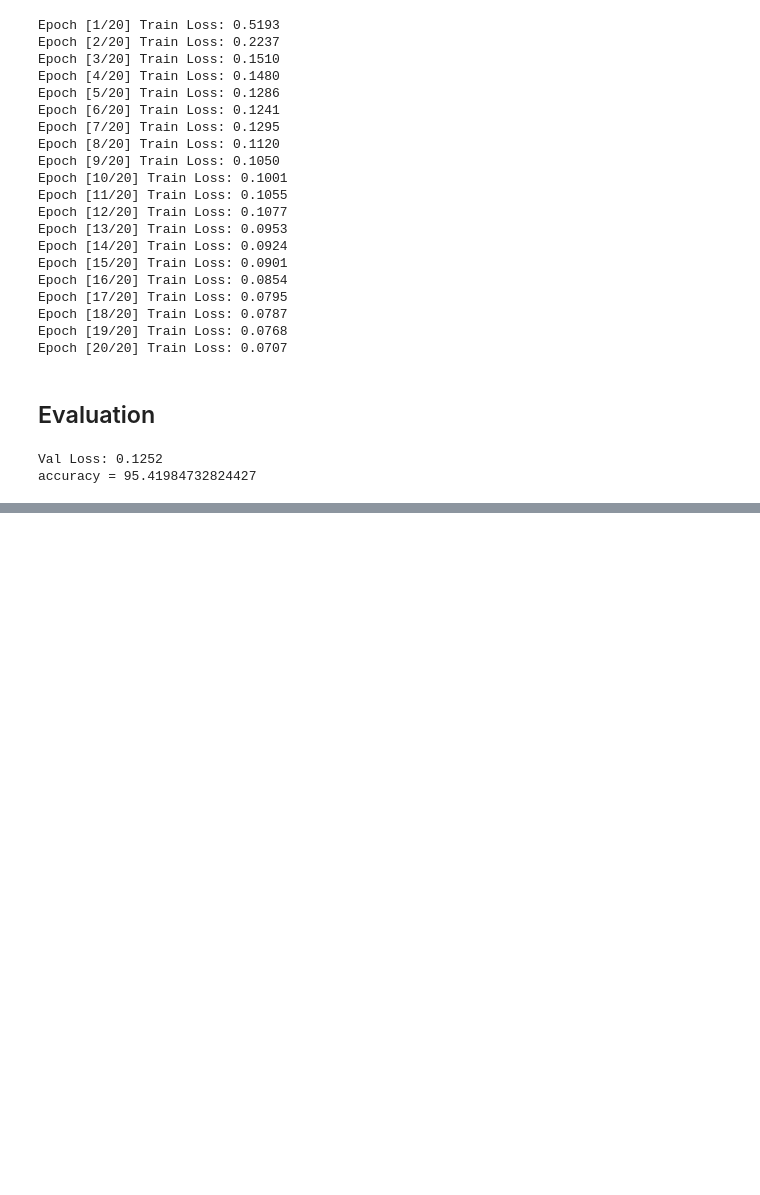
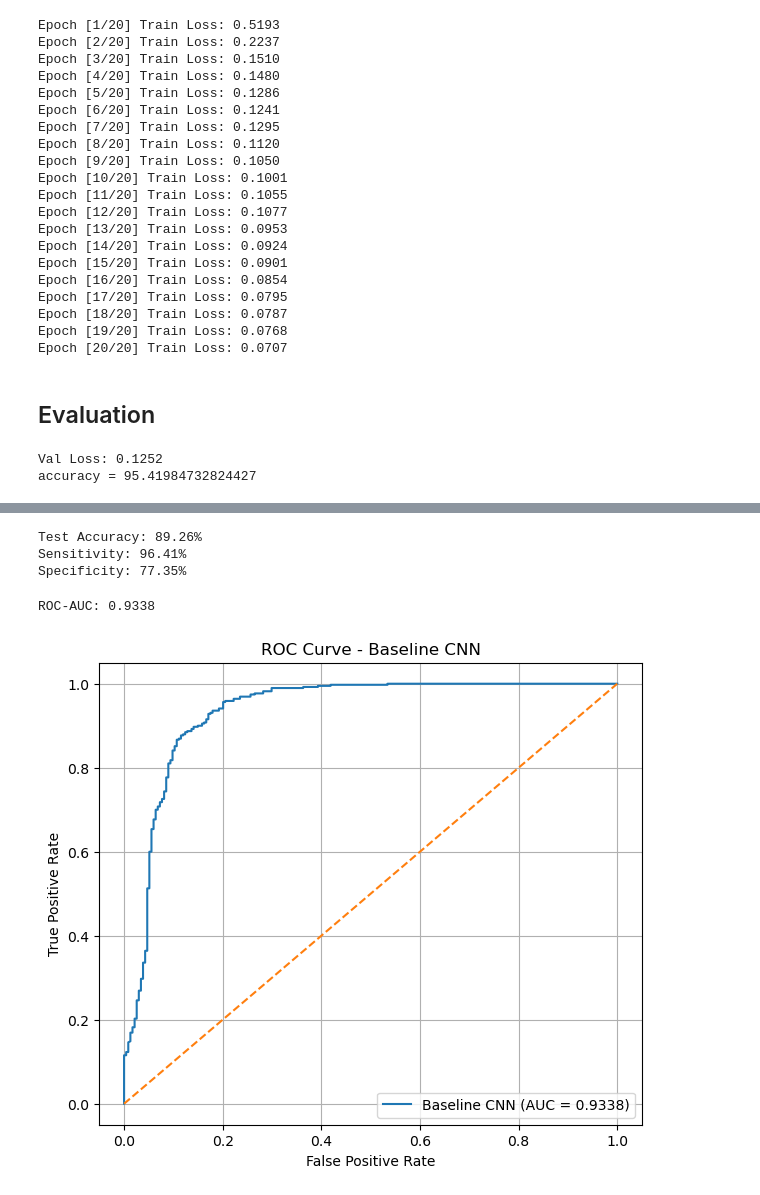
Before and after one commit to yashpal0502/pneumonia-screening-chest-xray, a Jupyter notebook: notebooks/02_cnn_baseline.ipynb, the cells around one changed output, grey strips where cells are left out. Drawn from its saved outputs; the diff is of its cells as text; code cells hidden in the pictures; blank space fills up the shorter version.

Commit message:
complete baseline CNN evaluation

```diff
--- a/notebooks/02_cnn_baseline.ipynb
+++ b/notebooks/02_cnn_baseline.ipynb
@@ -279,0 +311,75 @@ accuracy = 95.41984732824427
+# %%
+TN, FP, FN, TP = cm.ravel()
+
+accuracy = (TP + TN) / (TP + TN + FP + FN)
+
+sensitivity = TP / (TP + FN)
+
+specificity = TN / (TN + FP)
+
+print(f"Test Accuracy: {accuracy * 100:.2f}%")
+print(f"Sensitivity: {sensitivity * 100:.2f}%")
+print(f"Specificity: {specificity * 100:.2f}%")
+# %% [output]
+Test Accuracy: 89.26%
+Sensitivity: 96.41%
+Specificity: 77.35%
+# %%
+from sklearn.metrics import roc_curve, roc_auc_score
+import matplotlib.pyplot as plt
+
+model.eval()
+
+all_labels = []
+all_probabilities = []
+
+with torch.no_grad():
+    for images, labels in test_loader:
+
+        labels = labels.long().view(-1)
+
+        outputs = model(images)
+
+        # Probability of class 1 = pneumonia
+        probabilities = torch.softmax(outputs, dim=1)[:, 1]
+
+        all_labels.extend(labels.cpu().numpy())
+        all_probabilities.extend(probabilities.cpu().numpy())
+
+
+# ROC-AUC
+roc_auc = roc_auc_score(all_labels, all_probabilities)
+
+print(f"ROC-AUC: {roc_auc:.4f}")
+# %% [output]
+ROC-AUC: 0.9338
+# %%
+fpr, tpr, thresholds = roc_curve(
+    all_labels,
+    all_probabilities
+)
+
+plt.figure(figsize=(7, 6))
+
+plt.plot(
+    fpr,
+    tpr,
+    label=f"Baseline CNN (AUC = {roc_auc:.4f})"
+)
+
+plt.plot(
+    [0, 1],
+    [0, 1],
+    linestyle="--"
+)
+
+plt.xlabel("False Positive Rate")
+plt.ylabel("True Positive Rate")
+plt.title("ROC Curve - Baseline CNN")
+plt.legend()
+plt.grid()
+
+plt.savefig("../plots/ROC_curve.png")
+plt.show()
+# %% [output]
+[figure, added]
```
Also changed, not shown: parts of 3 cells of this notebook, 2 other files.
